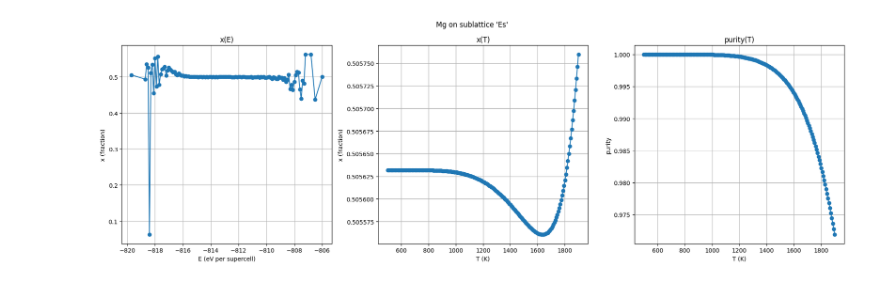
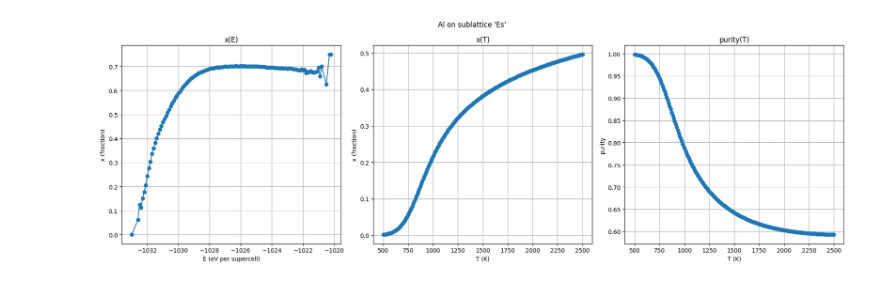
Before and after one commit to ColinBundschu/phase-edge, a Jupyter notebook: testing/visualize_wl.ipynb, the cells around one changed output. Cells and saved outputs as stored; diff of their text form; code cells hidden in the pictures.

```diff
--- a/testing/visualize_wl.ipynb
+++ b/testing/visualize_wl.ipynb
@@ -451,7 +451,7 @@ import math
 import numpy as np
 import matplotlib.pyplot as plt
 
-from phaseedge.sampling.wl_block_driver import fetch_wl_tip
+from phaseedge.storage.wang_landau import fetch_wl_tip
 
 
 def analyze_wl_chain_tip(
@@ -746,33 +746,33 @@ def _plot_single_xE_xT_purity(
     ax.set_ylabel("x (fraction)")
     ax.set_title("x(T)")
     ax.grid(True)
 
     # Right: purity(T)
     ax = axes[2]
     if len(purityT_series) > 0:
         Ts = sorted(purityT_series.keys())
         ys = [purityT_series[T] for T in Ts]
         ax.plot(np.asarray(Ts, dtype=float), np.asarray(ys, dtype=float), marker="o")
     else:
         ax.plot([], [])
     ax.set_xlabel("T (K)")
     ax.set_ylabel("purity")
     ax.set_title("purity(T)")
     ax.grid(True)
 
     fig.tight_layout()
     plt.show()
 
 
 
 # analyze_wl_chain_tip("79d20f7e4c4de2731296b7fd4db256c8b1ab22cd1211524f7777cf97ad89fa34", sublattice="Es", element="Ta", T_grid=np.linspace(500.0, 1600.0, 200).tolist()) # Ba2ScTaO6
 # analyze_wl_chain_tip("cc6a26e90dc6932d7f90d92e675485f75aa34a74a6d50140259594f0e1c81080", sublattice="Es", element="Ta", T_grid=np.linspace(500.0, 1600.0, 200).tolist()) # Sr2GaTaO6
 # analyze_wl_chain_tip("6ae6403710eb2abbfbbd7000fbc811a4a9afbc37eac073470d6ba4d472e0949e", sublattice="Es", element="Mg", T_grid=np.linspace(500.0, 1600.0, 200).tolist()) # La2MgZrO6
 
-analyze_wl_chain_tip("99cc0e765efd043eb6791058e645c105b36cae52ef2393448bf6a84a74d3803d", sublattice="Es", element="Mg", T_grid=np.linspace(500.0, 1900.0, 200).tolist()) # MgTiO3
+# analyze_wl_chain_tip("99cc0e765efd043eb6791058e645c105b36cae52ef2393448bf6a84a74d3803d", sublattice="Es", element="Mg", T_grid=np.linspace(500.0, 1900.0, 200).tolist()) # MgTiO3
 
-# analyze_wl_chain_tip("3baa1e5a80cc76d13fdbd214d6784bdedc05b0a3218dd919a0088bf5895cae15", sublattice="Es", element="Al", T_grid=np.linspace(500.0, 2500.0, 200).tolist()) # MgAl2O4
+analyze_wl_chain_tip("3baa1e5a80cc76d13fdbd214d6784bdedc05b0a3218dd919a0088bf5895cae15", sublattice="Es", element="Al", T_grid=np.linspace(500.0, 2500.0, 200).tolist()) # MgAl2O4
 # analyze_wl_chain_tip("c0f51d0d2c6e2f5581b780a076b87b39efe95d2678eeb236ad5276eded3a636b", sublattice="Es", element="Ga", T_grid=np.linspace(100.0, 2000.0, 200).tolist()) # MgGa2O4
 # analyze_wl_chain_tip("2d83ba93c4f38385b4f95136b2fbe44d74b4783c16fca136493686c5b8a693f0", sublattice="Es", element="Al", T_grid=np.linspace(100.0, 2000.0, 200).tolist()) # ZnAl2O4
 # %% [output]
-[figure, old version]
+[figure, new version]
```
Also changed, not shown: parts of 1 cell of this notebook, 7 other files.
